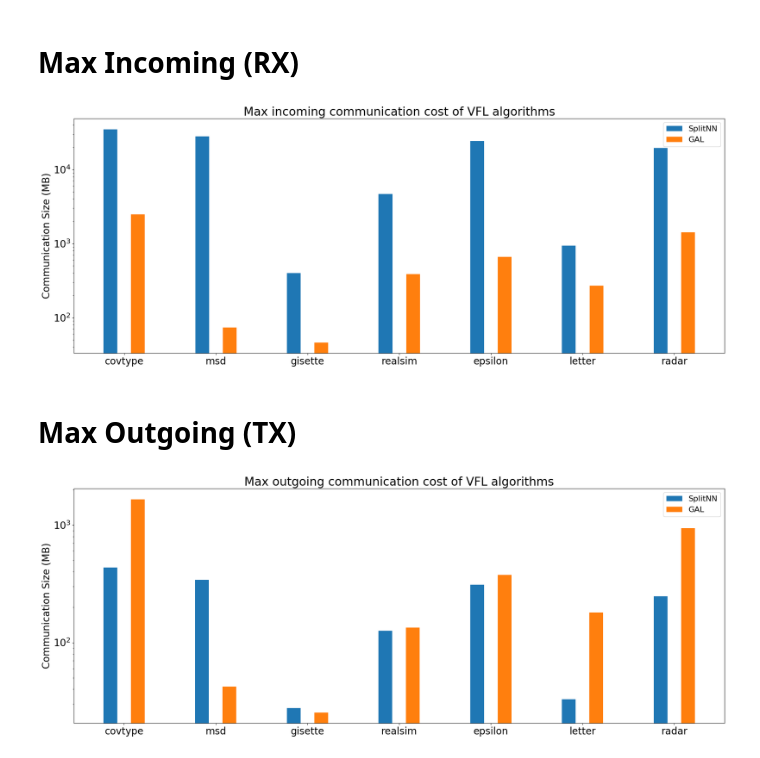
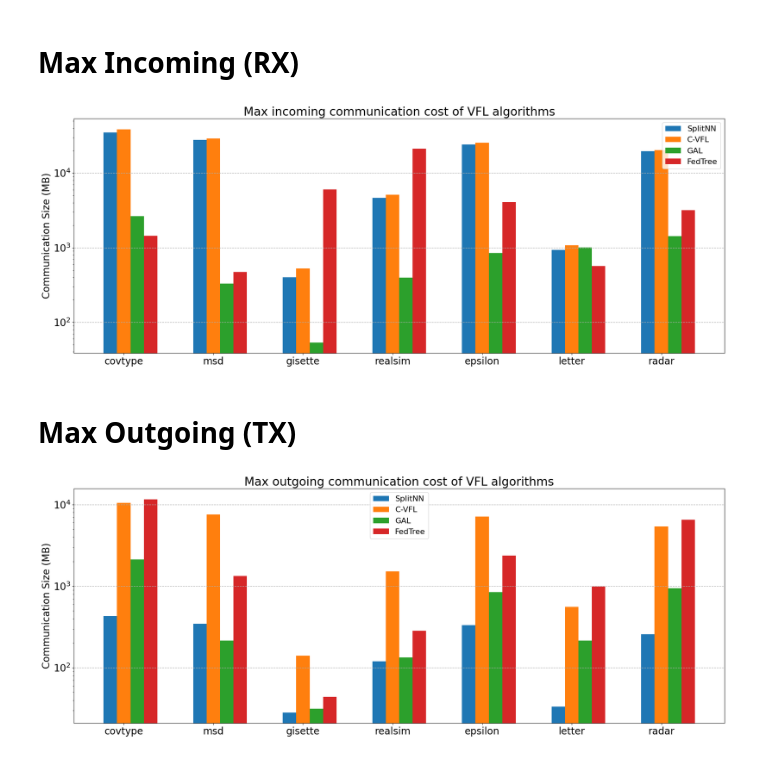
Before and after one commit to Xtra-Computing/VertiBench, a Jupyter notebook: comm-cost-real-dist.ipynb, the cells around one changed output. Drawn from its saved outputs; the diff is of its cells as text; code cells hidden in the pictures.

Commit message:
add: comm-cost & comm-acc in real-dist settings

```diff
--- a/comm-cost-real-dist.ipynb
+++ b/comm-cost-real-dist.ipynb
@@ -40,2 +18,35 @@ splitnn = {
+# %%
+# Generated by the statistic script, after monitoring the NIC we got the following results
+# The unit is MB
+data = {
+"covtype_cvfl": {"rx_mean": 38699.83, "tx_mean": 10506.84, "rx_std": 0.00, "tx_std": 0.00},
+"covtype_fedtree": {"rx_mean": 1419.77, "tx_mean": 11624.84, "rx_std": 0.00, "tx_std": 0.00},
+"covtype_gal": {"rx_mean": 2651.59, "tx_mean": 2125.32, "rx_std": 0.00, "tx_std": 0.00},
+"covtype_splitnn": {"rx_mean": 34938.38, "tx_mean": 432.90, "rx_std": 0.56, "tx_std": 8.93},
+"epsilon_cvfl": {"rx_mean": 25459.04, "tx_mean": 7109.87, "rx_std": 0.00, "tx_std": 0.00},
+"epsilon_fedtree": {"rx_mean": 2706.84, "tx_mean": 2373.50, "rx_std": 0.00, "tx_std": 0.00},
+"epsilon_gal": {"rx_mean": 844.38, "tx_mean": 844.54, "rx_std": 0.00, "tx_std": 0.00},
+"epsilon_splitnn": {"rx_mean": 24201.88, "tx_mean": 332.25, "rx_std": 0.39, "tx_std": 8.23},
+"gisette_cvfl": {"rx_mean": 525.82, "tx_mean": 140.00, "rx_std": 0.00, "tx_std": 0.00},
+"gisette_fedtree": {"rx_mean": 6049.92, "tx_mean": 44.00, "rx_std": 0.01, "tx_std": 0.03},
+"gisette_gal": {"rx_mean": 53.36, "tx_mean": 31.61, "rx_std": 0.00, "tx_std": 0.00},
+"gisette_splitnn": {"rx_mean": 401.75, "tx_mean": 28.25, "rx_std": 0.38, "tx_std": 0.59},
+"letter_cvfl": {"rx_mean": 1078.81, "tx_mean": 559.91, "rx_std": 0.00, "tx_std": 0.00},
+"letter_fedtree": {"rx_mean": 569.52, "tx_mean": 986.83, "rx_std": 0.00, "tx_std": 0.00},
+"letter_gal": {"rx_mean": 1008.41, "tx_mean": 215.57, "rx_std": 0.00, "tx_std": 0.00},
+"letter_splitnn": {"rx_mean": 937.14, "tx_mean": 33.46, "rx_std": 0.21, "tx_std": 0.58},
+"msd_cvfl": {"rx_mean": 29031.89, "tx_mean": 7575.59, "rx_std": 0.00, "tx_std": 0.00},
+"msd_fedtree": {"rx_mean": 405.96, "tx_mean": 1330.31, "rx_std": 0.00, "tx_std": 0.00},
+"msd_gal": {"rx_mean": 329.23, "tx_mean": 215.37, "rx_std": 0.00, "tx_std": 0.00},
+"msd_splitnn": {"rx_mean": 27896.21, "tx_mean": 346.86, "rx_std": 2.57, "tx_std": 5.91},
+"radar_cvfl": {"rx_mean": 20275.09, "tx_mean": 5380.46, "rx_std": 0.00, "tx_std": 0.00},
+"radar_fedtree": {"rx_mean": 3091.54, "tx_mean": 6502.35, "rx_std": 0.00, "tx_std": 0.00},
+"radar_gal": {"rx_mean": 1422.04, "tx_mean": 944.82, "rx_std": 0.00, "tx_std": 0.00},
+"radar_splitnn": {"rx_mean": 19636.84, "tx_mean": 256.92, "rx_std": 35.92, "tx_std": 17.93},
+"realsim_cvfl": {"rx_mean": 5154.64, "tx_mean": 1511.52, "rx_std": 0.00, "tx_std": 0.00},
+"realsim_fedtree": {"rx_mean": 20713.81, "tx_mean": 284.38, "rx_std": 0.00, "tx_std": 0.00},
+"realsim_gal": {"rx_mean": 397.05, "tx_mean": 133.26, "rx_std": 0.00, "tx_std": 0.00},
+"realsim_splitnn": {"rx_mean": 4646.34, "tx_mean": 119.74, "rx_std": 0.28, "tx_std": 6.32},
+}
 # %% [markdown]
 # Total Communication Size
@@ -80,30 +107,31 @@ plt.show()
 # %%
 # plot the communication cost of each algorithm in a bar chart
 algorithm_list = ['SplitNN', 'C-VFL', 'GAL', 'SecureBoost']
 
 plt.rcParams.update({'font.size': 20})
 fig, ax = plt.subplots(figsize=(20, 8))
 x = np.arange(len(dataset_list))  # the label locations
 width = 0.15  # the width of the bars
 
 rects1 = ax.bar(x - width, splitnn_comm_max_in_list, width, label='SplitNN')
-# rects2 = ax.bar(x, cvfl_comm_max_in_list, width, label='C-VFL')
+rects2 = ax.bar(x, cvfl_comm_max_in_list, width, label='C-VFL')
 rects3 = ax.bar(x + width, gal_comm_max_in_list, width, label='GAL')
-# rects4 = ax.bar(x + 2 * width, secureboost_comm_max_in_list, width, label='FedTree')
+rects4 = ax.bar(x + 2 * width, fedtree_comm_max_in_list, width, label='FedTree')
 
 # Add some text for labels, title and custom x-axis tick labels, etc.
 ax.set_ylabel('Communication Size (MB)')
 ax.set_title('Max incoming communication cost of VFL algorithms')
 ax.set_xticks(x)
 ax.set_xticklabels(dataset_list)
 ax.legend(fontsize=16)
 ax.set_yscale('log')
+ax.grid(axis='y', linestyle='--', linewidth=1)
 
 fig.tight_layout()
 fig.savefig('fig/comm_max_in_real_dist.png')
 plt.show()
 # %% [output]
-[figure, old version]
+[figure, new version]
 # %% [markdown]
 # Max Outgoing (TX)
 # %%
@@ -116,9 +144,9 @@ x = np.arange(len(dataset_list))  # the label locations
 width = 0.15  # the width of the bars
 
 rects1 = ax.bar(x - width, splitnn_comm_max_out_list, width, label='SplitNN')
-# rects2 = ax.bar(x, cvfl_comm_max_out_list, width, label='C-VFL')
+rects2 = ax.bar(x, cvfl_comm_max_out_list, width, label='C-VFL')
 rects3 = ax.bar(x + width, gal_comm_max_out_list, width, label='GAL')
-# rects4 = ax.bar(x + 2 * width, secureboost_comm_max_out_list, width, label='FedTree')
+rects4 = ax.bar(x + 2 * width, fedtree_comm_max_out_list, width, label='FedTree')
 
 # Add some text for labels, title and custom x-axis tick labels, etc.
 ax.set_ylabel('Communication Size (MB)')
@@ -127,9 +155,10 @@ ax.set_xticks(x)
 ax.set_xticklabels(dataset_list)
 ax.legend(fontsize=16)
 ax.set_yscale('log')
+ax.grid(axis='y', linestyle='--', linewidth=1)
 
 fig.tight_layout()
 fig.savefig('fig/comm_max_out_real_dist.png')
 plt.show()
 # %% [output]
-[figure, old version]
+[figure, new version]
```
Also changed, not shown: parts of 3 cells of this notebook, 1 other file.
